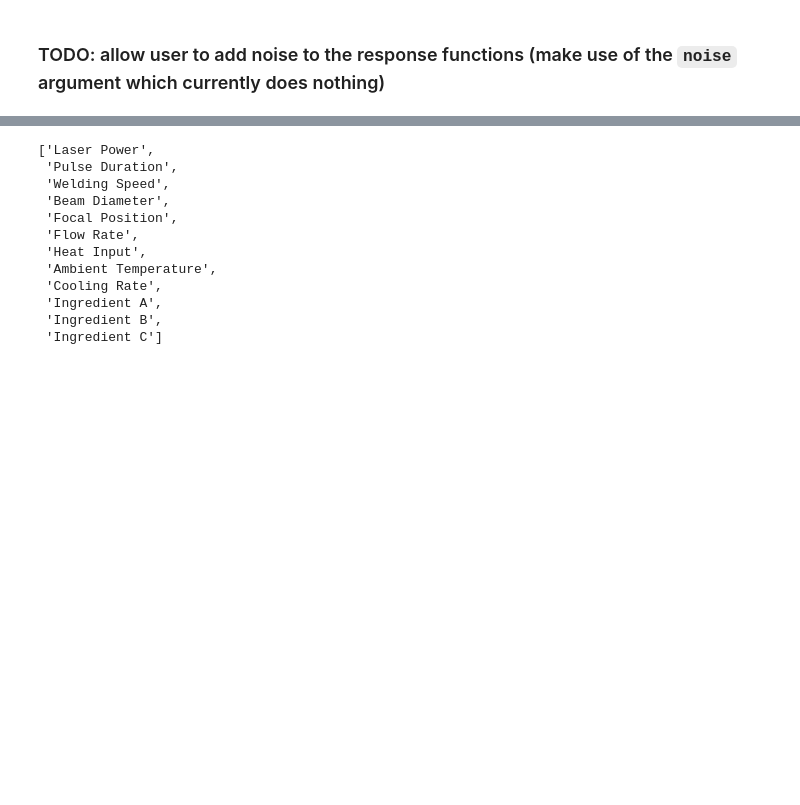
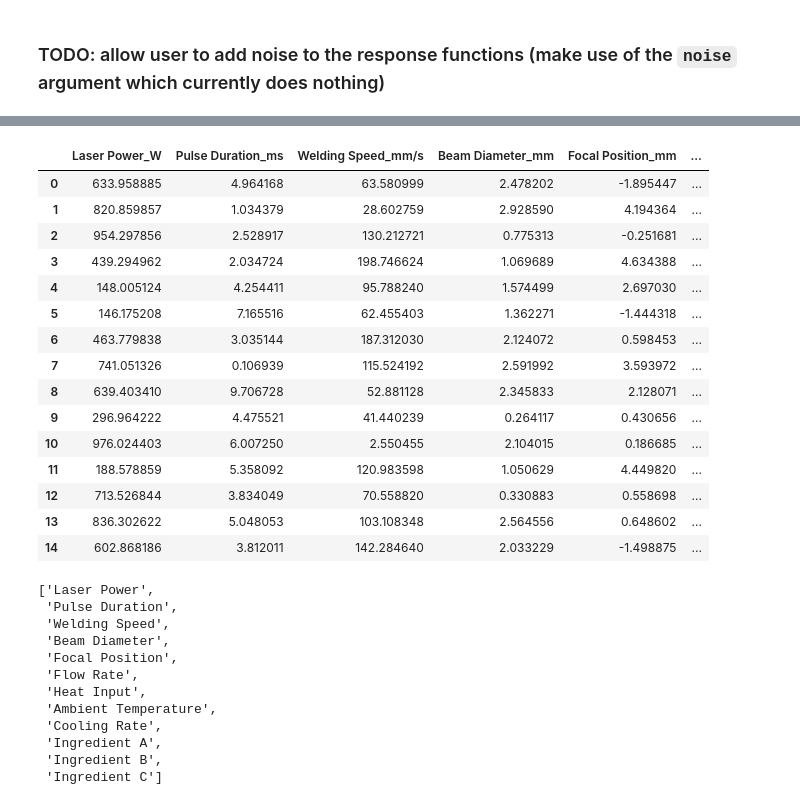
Before and after one commit to kylecsnow/js-ml-dashboard, a Jupyter notebook: backend/notebooks/Synthetic Dataset Generator.ipynb, the cells around one changed output, grey strips where cells are left out. Saved outputs shown, nothing was run; the diff lists cells and outputs as text; code cells hidden in the pictures; blank space fills up the shorter version.

```diff
--- a/backend/notebooks/Synthetic Dataset Generator.ipynb
+++ b/backend/notebooks/Synthetic Dataset Generator.ipynb
@@ -234,0 +316,5 @@ def build_sythetic_demo_dataset(inputs=5, outputs=1, num_rows=10, noise=0, coefs
+# %%
+general_inputs = inputs["general"]
+formulation_inputs = inputs["formulation"]
+all_inputs = list(general_inputs) + list(formulation_inputs)
+all_inputs
@@ -234,0 +362,7 @@ def build_sythetic_demo_dataset(inputs=5, outputs=1, num_rows=10, noise=0, coefs
+# %%
+all_columns = dict()
+# all_columns.update(all_inputs)
+all_columns.update(general_inputs)
+all_columns.update(formulation_inputs)
+all_columns.update(outputs)
+all_columns
@@ -235,3 +386,42 @@ def build_sythetic_demo_dataset(inputs=5, outputs=1, num_rows=10, noise=0, coefs
+# %%
+df = data_df.copy()
+df_scaled = df.copy()
+
+for col in df.columns:
+    if col in all_inputs:
+        scaled_col = (df[col].to_numpy() + 2) / 4
+        df_scaled[col] = scaled_col
+
+all_columns = dict()
+# all_columns.update(all_inputs)
+all_columns.update(general_inputs)
+all_columns.update(formulation_inputs)
+all_columns.update(outputs)
+
+for col in all_columns:
+    df_scaled[col] = df_scaled[col] * (all_columns[col]["max"] - all_columns[col]["min"]) + all_columns[col]["min"]
+
+column_renaming = {col: f'{col}_{all_columns[col]["units"]}' for col in all_columns}
+df_scaled = df_scaled.rename(column_renaming, axis=1)
+# %%
+df_scaled
+# %% [output]
+|  | Laser Power_W | Pulse Duration_ms | Welding Speed_mm/s | Beam Diameter_mm | Focal Position_mm | ... |
+| 0 | 633.958885 | 4.964168 | 63.580999 | 2.478202 | -1.895447 | ... |
+| 1 | 820.859857 | 1.034379 | 28.602759 | 2.928590 | 4.194364 | ... |
+| 2 | 954.297856 | 2.528917 | 130.212721 | 0.775313 | -0.251681 | ... |
+| 3 | 439.294962 | 2.034724 | 198.746624 | 1.069689 | 4.634388 | ... |
+| 4 | 148.005124 | 4.254411 | 95.788240 | 1.574499 | 2.697030 | ... |
+| 5 | 146.175208 | 7.165516 | 62.455403 | 1.362271 | -1.444318 | ... |
+| 6 | 463.779838 | 3.035144 | 187.312030 | 2.124072 | 0.598453 | ... |
+| 7 | 741.051326 | 0.106939 | 115.524192 | 2.591992 | 3.593972 | ... |
+| 8 | 639.403410 | 9.706728 | 52.881128 | 2.345833 | 2.128071 | ... |
+| 9 | 296.964222 | 4.475521 | 41.440239 | 0.264117 | 0.430656 | ... |
+| 10 | 976.024403 | 6.007250 | 2.550455 | 2.104015 | 0.186685 | ... |
+| 11 | 188.578859 | 5.358092 | 120.983598 | 1.050629 | 4.449820 | ... |
+| 12 | 713.526844 | 3.834049 | 70.558820 | 0.330883 | 0.558698 | ... |
+| 13 | 836.302622 | 5.048053 | 103.108348 | 2.564556 | 0.648602 | ... |
+| 14 | 602.868186 | 3.812011 | 142.284640 | 2.033229 | -1.498875 | ... |
 # %%
 inputs = {
     "general": {
```
Also changed, not shown: parts of 16 cells of this notebook.
